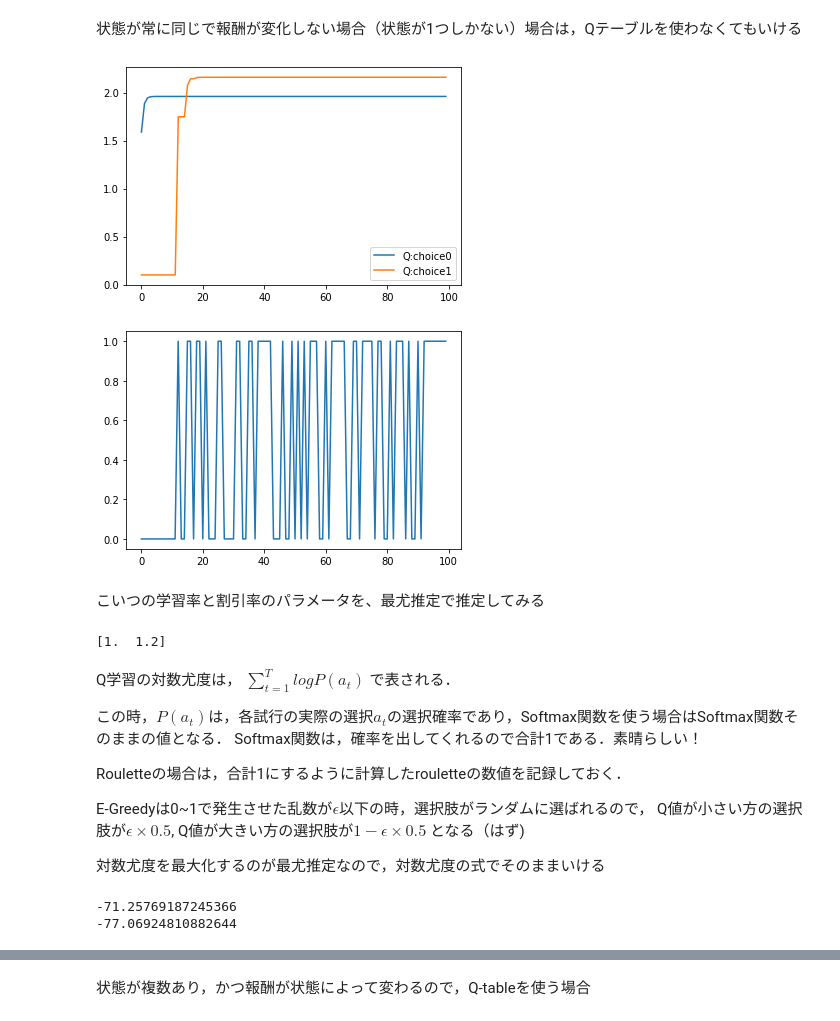
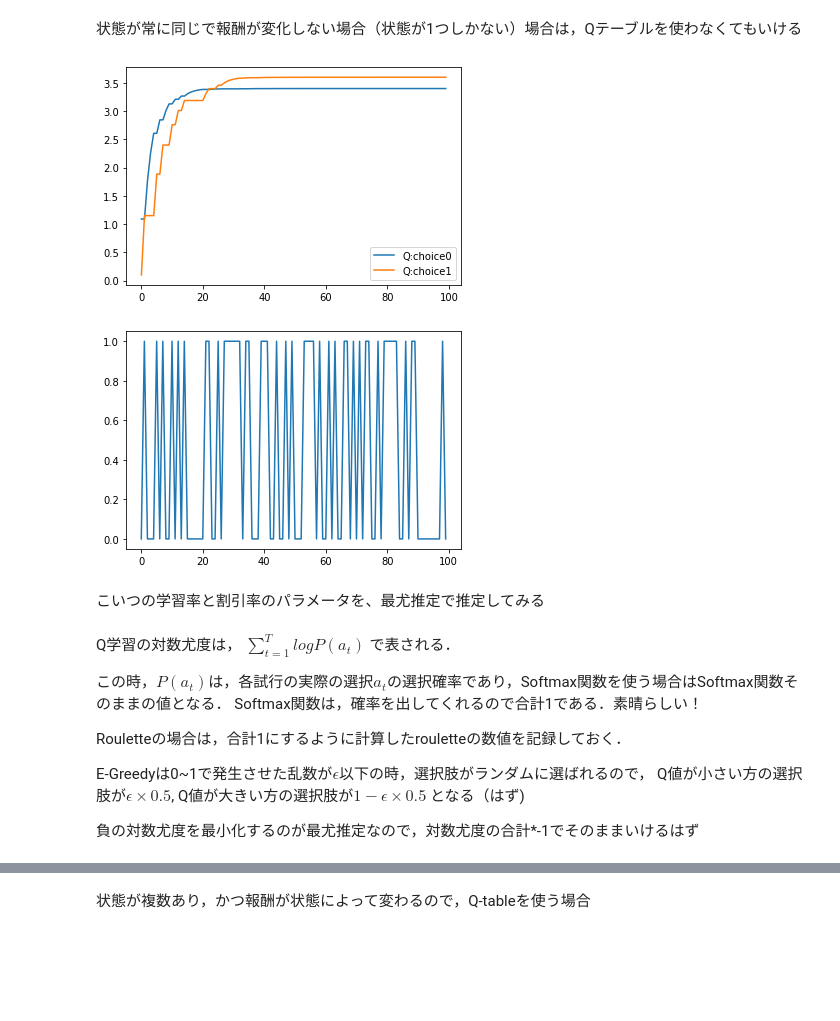
Before and after one commit to daichi-a/PythonDataAnalyzeClassMaterial, a Jupyter notebook: Q_LearningSample.ipynb, the cells around one changed output, grey strips where cells are left out. Cells and saved outputs as stored; diff of their text form; code cells hidden in the pictures; blank space fills up the shorter version.

```diff
--- a/Q_LearningSample.ipynb
+++ b/Q_LearningSample.ipynb
@@ -27,19 +25,22 @@ Qpast[0][0] = Q[0]
 Qpast[0][1] = Q[1]
 
 # その時点での選択確率を記録する配列
-Qp = np.zeros((num_of_trial, num_of_choice), dtype=np.float)
+p_choice_array = np.zeros((num_of_trial, num_of_choice), dtype=np.float)
 
 # 報酬は，選択肢0の時は常に1.0, 選択肢1の時は常に1.2
 rewards = np.array([1.0, 1.2], dtype=np.float)
 
 # 学習率アルファ
-learning_rate = 0.8
+learning_rate = 0.3
 
 # 減衰割引率ガンマ
-decay_discount_factor = 0.8
+decay_discount_factor = 2.0
 
 # 選択方法
 choice_algorithm = 'Softmax'
+
+# Softmaxの逆温度
+inverse_temperature = 1.0
 
 for t in range(0, num_of_trial, 1):
   # 現在の試行回数がtに入る
@@ -60,7 +61,7 @@ for t in range(0, num_of_trial, 1):
       # Softmaxの分母部分の計算
       deno += math.exp(inverse_temperature * Q[i])
     for i in range(num_of_choice): # 現在の状態において2つの選択を取る確率をそれぞれ計算
-      Qp[t][i] = p_choice_sm[i] = math.exp(inverse_temperature * Q[i]) / deno
+      p_choice_array[t][i] = p_choice_sm[i] = math.exp(inverse_temperature * Q[i]) / deno
 
 
     # 乱数を振ってどの選択か決める
@@ -83,48 +84,37 @@ for t in range(0, num_of_trial, 1):
       # 選択肢1のQ値は変わらない
       Qpast[t][1] = Q[1]
 
     else:
       # 選択肢1が選ばれた
       current_rewards = rewards[1]
       # この計算では状態によって報酬は変わらないとしているので，次の状態の報酬の最大値は常に選択肢1の報酬になる
       nextQ1 = Q[1] + learning_rate * (current_rewards + decay_discount_factor * rewards[1] - Q[1])
       # 選択肢1のQ値を更新
       Qpast[t][1] = Q[1] = nextQ1
       # 選択肢0のQ値は変わらない
       Qpast[t][0] = Q[0]
 
   choice_array[t] = current_choice
 
 import matplotlib.pyplot as plt
 x_array = np.array([range(0, num_of_trial, 1)]).ravel()
 # 描画のために選択肢0と1の系列を引っ張り出すため，transposeで次元をひっくり返す
 Qpast = Qpast.transpose()
 plt.plot(x_array, Qpast[0].ravel(), label='Q:choice0')
 plt.plot(x_array, Qpast[1].ravel(), label='Q:choice1')
 
 plt.legend()
 plt.show()
 # あっという間に収束する
 
 
 plt.plot(x_array, choice_array, label='Choice')
 plt.show()
 # %% [output]
-[figure, old version]
+[figure, new version]
-[figure, old version]
+[figure, new version]
 # %% [markdown]
 こいつの学習率と割引率のパラメータを、最尤推定で推定してみる
-# %%
-t_array = x_array
-Q0array = Qpast[0].ravel()
-Q1array = Qpast[1].ravel()
-print(rewards)
-#求める式 Q[t+1] = Q[t] + learning_rate α * (current_rewards + discount_factor β * max(rewards) - Q[t])
-# この式のαとβを，それぞれQ0arrayとQ1arrayから求める
-
-# https://mathtrain.jp/mle
-# %% [output]
-[1.  1.2]
 # %% [markdown]
 Q学習の対数尤度は，
 $\sum_{t=1}^{T} log P(a_{t}) $
@@ -139,21 +129,4 @@ E-Greedyは0~1で発生させた乱数が$\epsilon$以下の時，選択肢が
 Q値が小さい方の選択肢が$\epsilon \times 0.5$,
 Q値が大きい方の選択肢が$1-\epsilon\times 0.5$ となる（はず)
 
-対数尤度を最大化するのが最尤推定なので，対数尤度の式でそのままいける
+負の対数尤度を最小化するのが最尤推定なので，対数尤度の合計*-1でそのままいけるはず
-# %%
-# まず普通に上記のαとβを与えたものの系列から，対数尤度を求めてみる
-# Softmax関数を行動選択に使った時の対数尤度関数は，Softmax関数そのままなので，
-def log_likelifood_softmax(q_array):
-  log_sum = 0.0
-  for t in range(num_of_trial):
-    log_sum += math.log(q_array[t])
-  return log_sum
-
-choice0_array = Qp.transpose()[0]
-choice1_array = Qp.transpose()[1]
-
-print(log_likelifood_softmax(choice0_array))
-print(log_likelifood_softmax(choice1_array))
-# %% [output]
--71.25769187245366
--77.06924810882644
```
Also changed, not shown: parts of 5 cells of this notebook.
